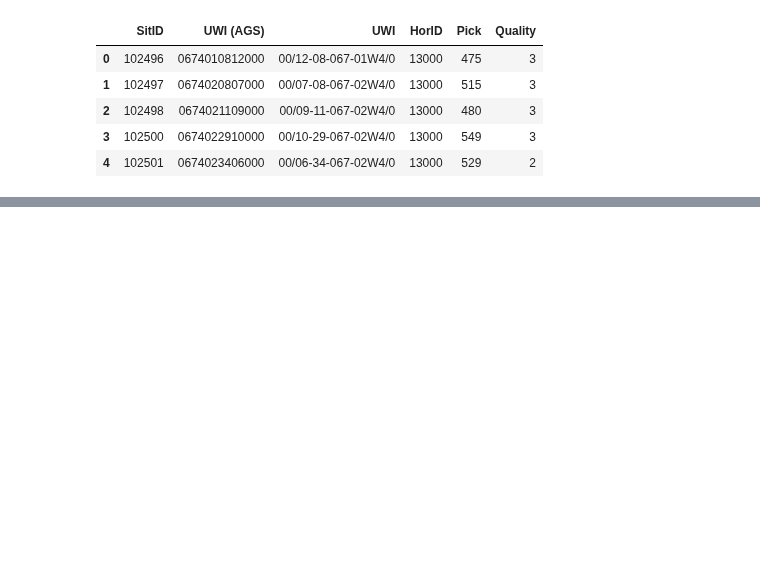
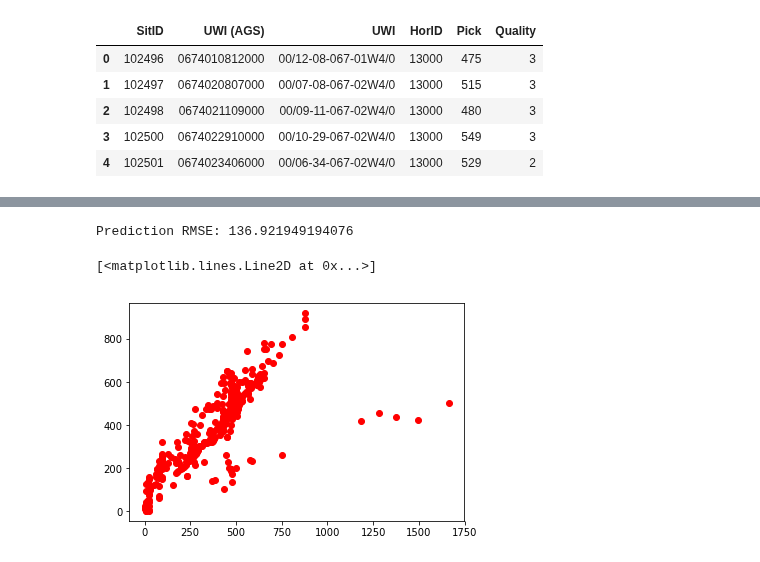
Before and after one commit to JustinGOSSES/MannvilleGroup_Strat_Hackathon, a Jupyter notebook: data_prep_wells_xgb.ipynb, the cells around one changed output, grey strips where cells are left out. Cells and saved outputs as stored; diff of their text form; code cells hidden in the pictures; blank space fills up the shorter version.

```diff
--- a/data_prep_wells_xgb.ipynb
+++ b/data_prep_wells_xgb.ipynb
@@ -149,0 +231,29 @@ plot_importance(model)
+# %%
+from xgboost.sklearn import XGBRegressor
+#params_final = (
+#    gamma=0,
+#    alpha=0.2,
+#    maxdepth=3,
+#    subsample=0.8,
+#    colsamplebytree= 0.8,
+#    n_estimators= 100,
+#    learningrate= 0.1,
+#    minchildweight= 1
+#)
+train_X = train_df[features]
+train_y = train_df[label]
+test_X = test_df[features]
+test_y = test_df[label]
+# %%
+model = XGBRegressor(
+    gamma=0,
+    reg_alpha=0.2,
+    max_depth=3,
+    subsample=0.8,
+    colsample_bytree= 0.8,
+    n_estimators= 300,
+    learning_rate= 0.03,
+    min_child_weight= 3)
+model.fit(train_X,train_y)
+result = model.predict(test_X)
+result
@@ -149,0 +263,4 @@ plot_importance(model)
+# %%
+test_df_pred = test_df.copy()
+test_df_pred['Pick_pred'] = result
+test_df_pred.head()
@@ -149,0 +275,15 @@ plot_importance(model)
+# %%
+idx = test_df_pred.groupby(['SitID'])['Pick_pred'].transform(max) == test_df_pred['Pick_pred']
+test_df_pred2=test_df_pred[idx]
+
+
+# Score
+final_score = np.sqrt(mean_squared_error(test_df_pred2['DEPT'],test_df_pred2['Pick']))
+print("Prediction RMSE: {}".format(final_score))
+# %% [output]
+Prediction RMSE: 136.921949194076
+# %%
+plt.plot(test_df_pred2['DEPT'],test_df_pred2['Pick'], 'ro')
+# %% [output]
+[<matplotlib.lines.Line2D at 0x...>]
+[figure, added]
```
Also changed, not shown: parts of 49 cells of this notebook.
